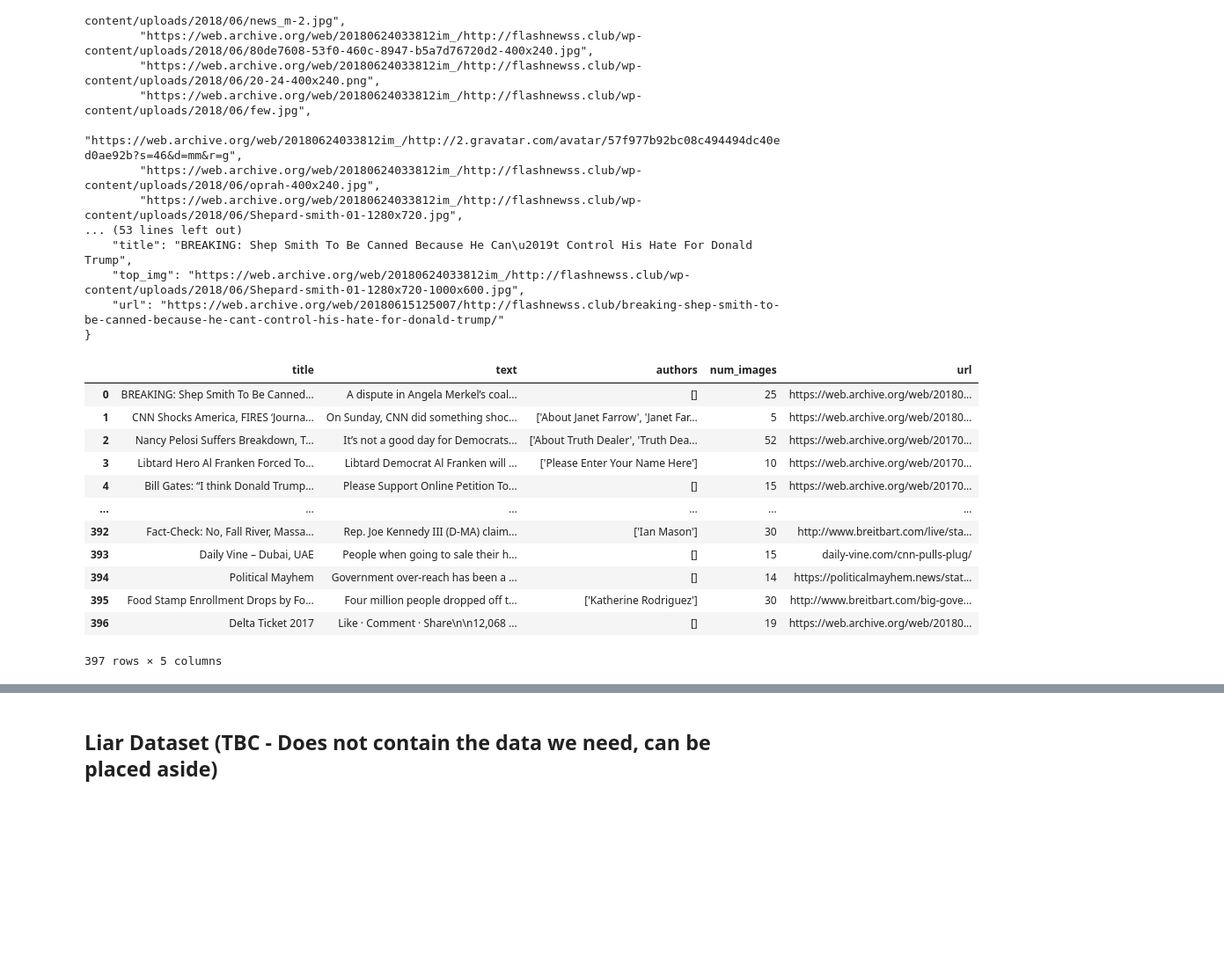
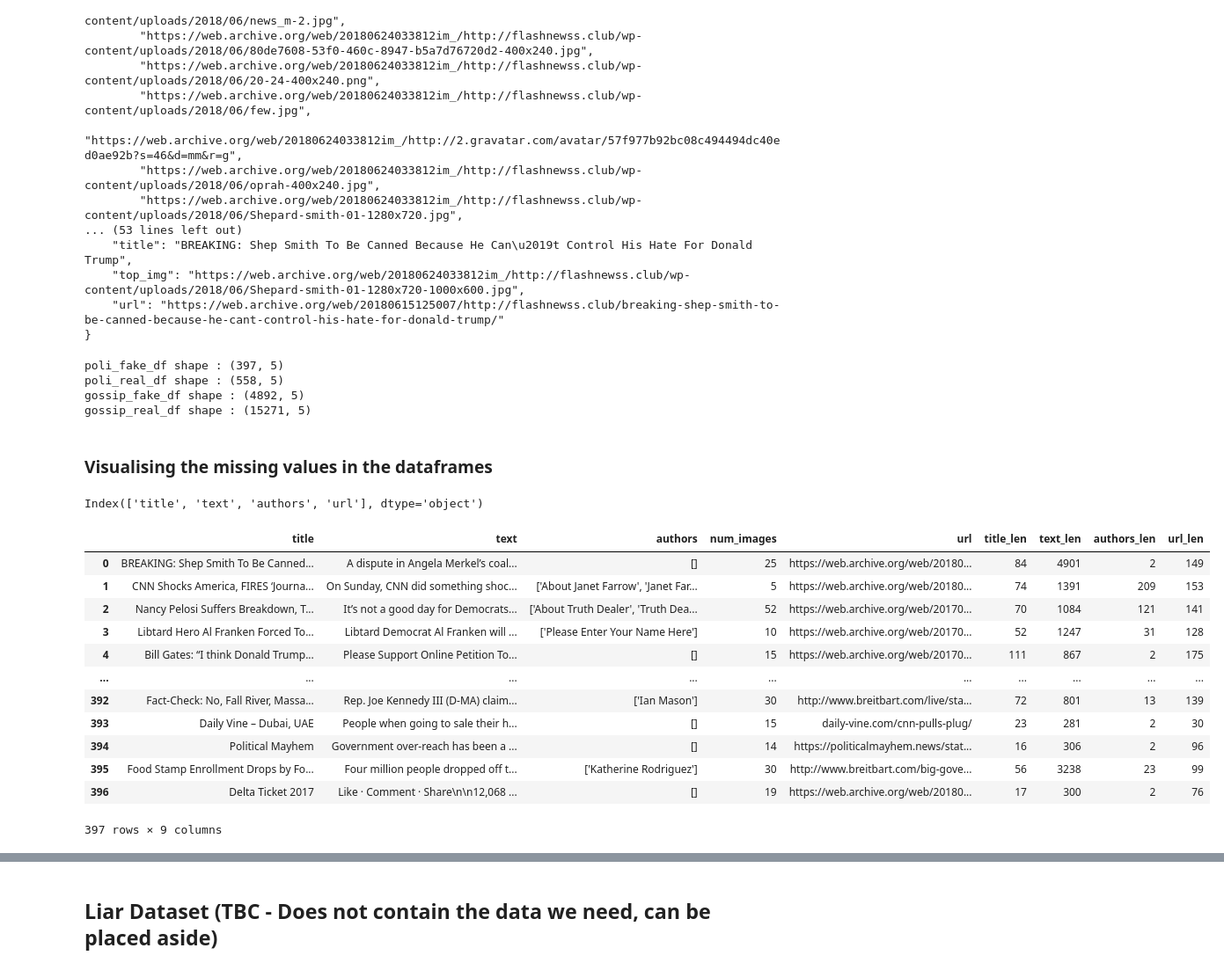
Before and after one commit to EddyEdzwan/StopFAIke, a Jupyter notebook: notebooks/Eddy_DataGatheringAndExploration.ipynb, the cells around one changed output, grey strips where cells are left out. Shown at 88% size. Saved outputs shown, nothing was run; the diff lists cells and outputs as text; code cells hidden in the pictures; blank space fills up the shorter version.

```diff
--- a/notebooks/Eddy_DataGatheringAndExploration.ipynb
+++ b/notebooks/Eddy_DataGatheringAndExploration.ipynb
@@ -65,19 +74,58 @@ def scaledict(ajson):
 # %%
-#Running the getnews function for the Politifact - Fake news content
-root = '/home/eddyedzwan/code/EddyEdzwan/FakeNewsNet/code/fakenewsnet_dataset/politifact/fake'
+#Running the get_data function for the FakeNewsNet dataset and creating individual DataFrames
+poli_fake = '/home/eddyedzwan/code/EddyEdzwan/FakeNewsNet/code/fakenewsnet_dataset/politifact/fake'
+poli_real = '/home/eddyedzwan/code/EddyEdzwan/FakeNewsNet/code/fakenewsnet_dataset/politifact/real'
+gossip_fake = '/home/eddyedzwan/code/EddyEdzwan/FakeNewsNet/code/fakenewsnet_dataset_2/gossipcop/fake'
+gossip_real = '/home/eddyedzwan/code/EddyEdzwan/FakeNewsNet/code/fakenewsnet_dataset_2/gossipcop/real'
 
-getnews(root)
+
+poli_fake_df = get_data(poli_fake)
+poli_real_df = get_data(poli_real)
+gossip_fake_df = get_data(gossip_fake)
+gossip_real_df = get_data(gossip_real)
-# %% [output]
-|  | title | text | authors | num_images | url |
-| 0 | BREAKING: Shep Smith To Be Canned... | A dispute in Angela Merkel’s coal... | [] | 25 | https://web.archive.org/web/20180... |
-| 1 | CNN Shocks America, FIRES ‘Journa... | On Sunday, CNN did something shoc... | ['About Janet Farrow', 'Janet Far... | 5 | https://web.archive.org/web/20180... |
-| 2 | Nancy Pelosi Suffers Breakdown, T... | It’s not a good day for Democrats... | ['About Truth Dealer', 'Truth Dea... | 52 | https://web.archive.org/web/20170... |
-| 3 | Libtard Hero Al Franken Forced To... | Libtard Democrat Al Franken will ... | ['Please Enter Your Name Here'] | 10 | https://web.archive.org/web/20170... |
-| 4 | Bill Gates: “I think Donald Trump... | Please Support Online Petition To... | [] | 15 | https://web.archive.org/web/20170... |
-| ... | ... | ... | ... | ... | ... |
-| 392 | Fact-Check: No, Fall River, Massa... | Rep. Joe Kennedy III (D-MA) claim... | ['Ian Mason'] | 30 | http://www.breitbart.com/live/sta... |
-| 393 | Daily Vine – Dubai, UAE | People when going to sale their h... | [] | 15 | daily-vine.com/cnn-pulls-plug/ |
-| 394 | Political Mayhem | Government over-reach has been a ... | [] | 14 | https://politicalmayhem.news/stat... |
-| 395 | Food Stamp Enrollment Drops by Fo... | Four million people dropped off t... | ['Katherine Rodriguez'] | 30 | http://www.breitbart.com/big-gove... |
-| 396 | Delta Ticket 2017 | Like · Comment · Share\n\n12,068 ... | [] | 19 | https://web.archive.org/web/20180... |
-397 rows × 5 columns
+# %%
+#Exporting the DataFrames to csv files
+# poli_fake_df.to_csv('/home/eddyedzwan/code/EddyEdzwan/StopFAIke/raw_data/poli_fake_df.csv')
+# poli_real_df.to_csv('/home/eddyedzwan/code/EddyEdzwan/StopFAIke/raw_data/poli_real_df.csv')
+# gossip_fake_df.to_csv('/home/eddyedzwan/code/EddyEdzwan/StopFAIke/raw_data/gossip_fake_df.csv')
+# gossip_real_df.to_csv('/home/eddyedzwan/code/EddyEdzwan/StopFAIke/raw_data/gossip_real_df.csv')
+
+poli_fake_df = pd.read_csv('/home/eddyedzwan/code/EddyEdzwan/StopFAIke/raw_data/poli_fake_df.csv', index_col='Unnamed: 0')
+poli_real_df = pd.read_csv('/home/eddyedzwan/code/EddyEdzwan/StopFAIke/raw_data/poli_real_df.csv', index_col='Unnamed: 0')
+gossip_fake_df = pd.read_csv('/home/eddyedzwan/code/EddyEdzwan/StopFAIke/raw_data/gossip_fake_df.csv', index_col='Unnamed: 0')
+gossip_real_df = pd.read_csv('/home/eddyedzwan/code/EddyEdzwan/StopFAIke/raw_data/gossip_real_df.csv', index_col='Unnamed: 0')
+# %%
+print(f'poli_fake_df shape : {poli_fake_df.shape}')
+print(f'poli_real_df shape : {poli_real_df.shape}')
+print(f'gossip_fake_df shape : {gossip_fake_df.shape}')
+print(f'gossip_real_df shape : {gossip_real_df.shape}')
+# %% [output]
+poli_fake_df shape : (397, 5)
+poli_real_df shape : (558, 5)
+gossip_fake_df shape : (4892, 5)
+gossip_real_df shape : (15271, 5)
+# %% [markdown]
+### Visualising the missing values in the dataframes
+# %%
+poli_fake_df.select_dtypes(include='object').columns
+# %% [output]
+Index(['title', 'text', 'authors', 'url'], dtype='object')
+# %%
+for col in poli_fake_df.select_dtypes(include='object').columns:
+    poli_fake_df[f'{col}_len'] = poli_fake_df[col].apply(lambda x: len(str(x)))
+
+poli_fake_df
+# %% [output]
+|  | title | text | authors | num_images | url | title_len | text_len | authors_len | url_len |
+| 0 | BREAKING: Shep Smith To Be Canned... | A dispute in Angela Merkel’s coal... | [] | 25 | https://web.archive.org/web/20180... | 84 | 4901 | 2 | 149 |
+| 1 | CNN Shocks America, FIRES ‘Journa... | On Sunday, CNN did something shoc... | ['About Janet Farrow', 'Janet Far... | 5 | https://web.archive.org/web/20180... | 74 | 1391 | 209 | 153 |
+| 2 | Nancy Pelosi Suffers Breakdown, T... | It’s not a good day for Democrats... | ['About Truth Dealer', 'Truth Dea... | 52 | https://web.archive.org/web/20170... | 70 | 1084 | 121 | 141 |
+| 3 | Libtard Hero Al Franken Forced To... | Libtard Democrat Al Franken will ... | ['Please Enter Your Name Here'] | 10 | https://web.archive.org/web/20170... | 52 | 1247 | 31 | 128 |
+| 4 | Bill Gates: “I think Donald Trump... | Please Support Online Petition To... | [] | 15 | https://web.archive.org/web/20170... | 111 | 867 | 2 | 175 |
+| ... | ... | ... | ... | ... | ... | ... | ... | ... | ... |
+| 392 | Fact-Check: No, Fall River, Massa... | Rep. Joe Kennedy III (D-MA) claim... | ['Ian Mason'] | 30 | http://www.breitbart.com/live/sta... | 72 | 801 | 13 | 139 |
+| 393 | Daily Vine – Dubai, UAE | People when going to sale their h... | [] | 15 | daily-vine.com/cnn-pulls-plug/ | 23 | 281 | 2 | 30 |
+| 394 | Political Mayhem | Government over-reach has been a ... | [] | 14 | https://politicalmayhem.news/stat... | 16 | 306 | 2 | 96 |
+| 395 | Food Stamp Enrollment Drops by Fo... | Four million people dropped off t... | ['Katherine Rodriguez'] | 30 | http://www.breitbart.com/big-gove... | 56 | 3238 | 23 | 99 |
+| 396 | Delta Ticket 2017 | Like · Comment · Share\n\n12,068 ... | [] | 19 | https://web.archive.org/web/20180... | 17 | 300 | 2 | 76 |
+397 rows × 9 columns
```
Also changed, not shown: parts of 13 cells of this notebook.
